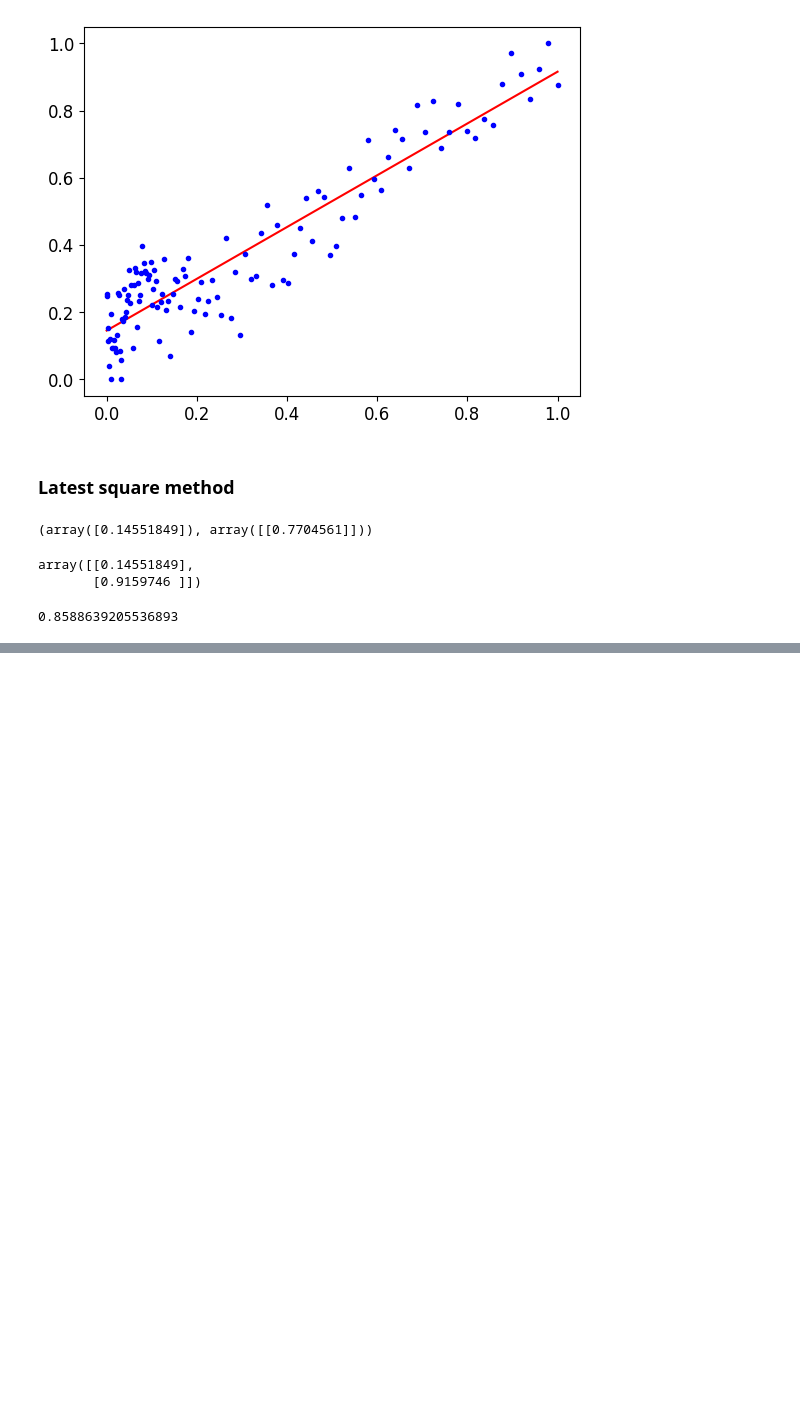
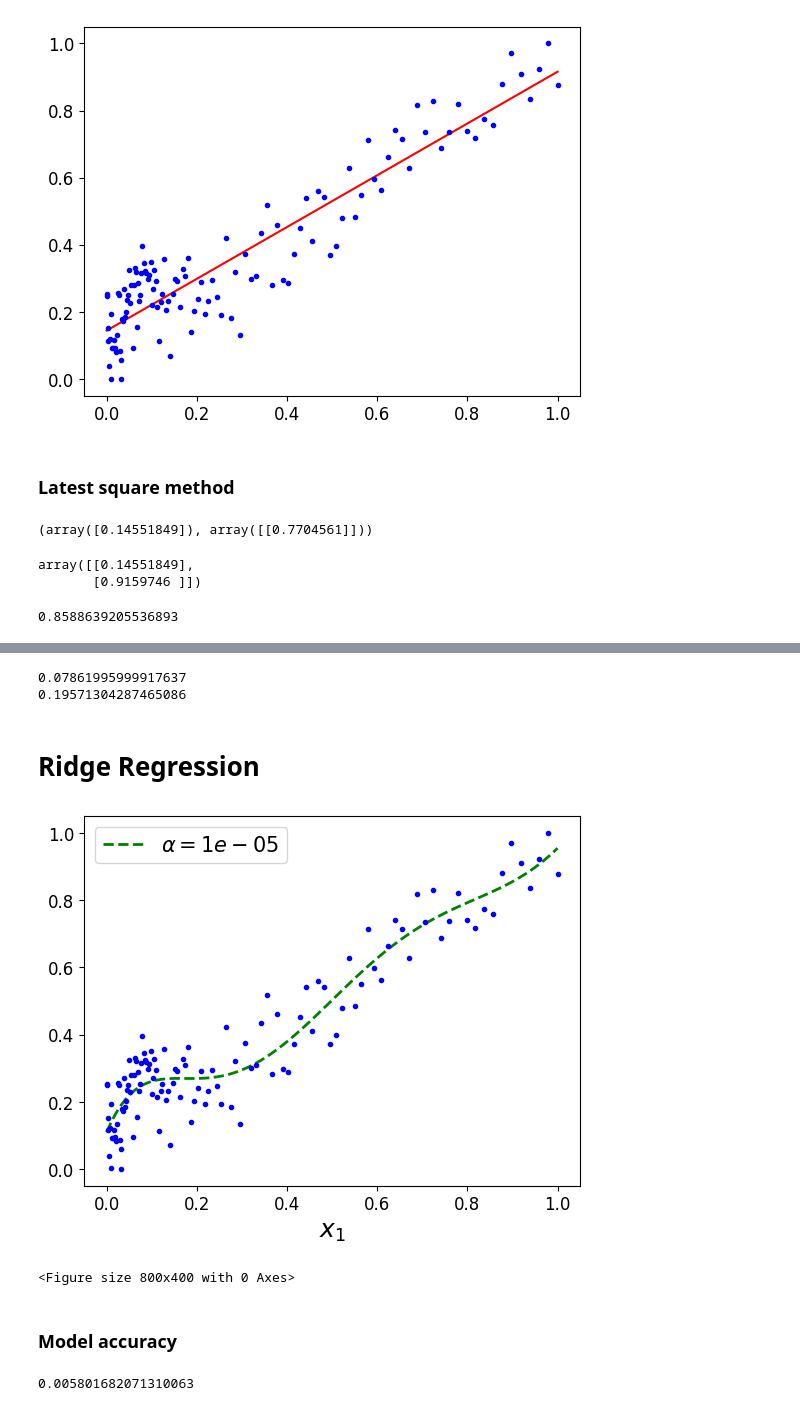
Before and after one commit to torczuk/earth-temperature-ml, a Jupyter notebook: source/linear-regression.ipynb, the cells around one changed output, grey strips where cells are left out. Drawn from its saved outputs; the diff is of its cells as text; code cells hidden in the pictures; blank space fills up the shorter version.

```diff
--- a/source/linear-regression.ipynb
+++ b/source/linear-regression.ipynb
@@ -234,0 +295,56 @@ lin_reg.score(X,Y)
+# %%
+from sklearn.metrics import mean_squared_error
+from sklearn.metrics import mean_absolute_error
+
+print(mean_squared_error(Y_val ,Y_val_predict))
+print(mean_absolute_error(Y_val ,Y_val_predict))
+# %% [output]
+0.07861995999917637
+0.19571304287465086
+# %% [markdown]
+# Ridge Regression
+# %%
+from sklearn.linear_model import Ridge
+from sklearn.linear_model import LinearRegression
+from sklearn.pipeline import Pipeline
+from sklearn.preprocessing import PolynomialFeatures
+from sklearn.preprocessing import StandardScaler
+from sklearn.pipeline import Pipeline
+
+
+X_train, X_val, Y_train, Y_val = train_test_split(X, Y, test_size = 0.2)
+
+X_new = np.linspace(0, 1, 100).reshape(100, 1)
+y = Y
+
+alpha = 10**-5
+
+style = "--g"
+model = Pipeline([
+        ("poly_features", PolynomialFeatures(degree=6, include_bias=False)),
+        ("std_scaler", StandardScaler()),
+        ("regul_reg", Ridge(alpha, random_state=42)),
+    ])
+model.fit(X, y)
+y_new_regul = model.predict(X_new)
+lw = 2 if alpha > 0 else 1
+plt.plot(X_new, y_new_regul, style, linewidth=lw, label=r"$\alpha = {}$".format(alpha))
+
+plt.plot(X, y, "b.", linewidth=3)
+plt.legend(loc="upper left", fontsize=15)
+plt.xlabel("$x_1$", fontsize=18)
+plt.figure(figsize=(8,4))
+
+
+plt.show()
+# %% [output]
+[figure, added]
+<Figure size 800x400 with 0 Axes>
+# %% [markdown]
+### Model accuracy
+# %%
+Y_val_predict = model.predict(X_val)
+
+mean_squared_error(Y_val ,Y_val_predict)
+# %% [output]
+0.005801682071310063
```
Also changed, not shown: parts of 8 cells of this notebook.
